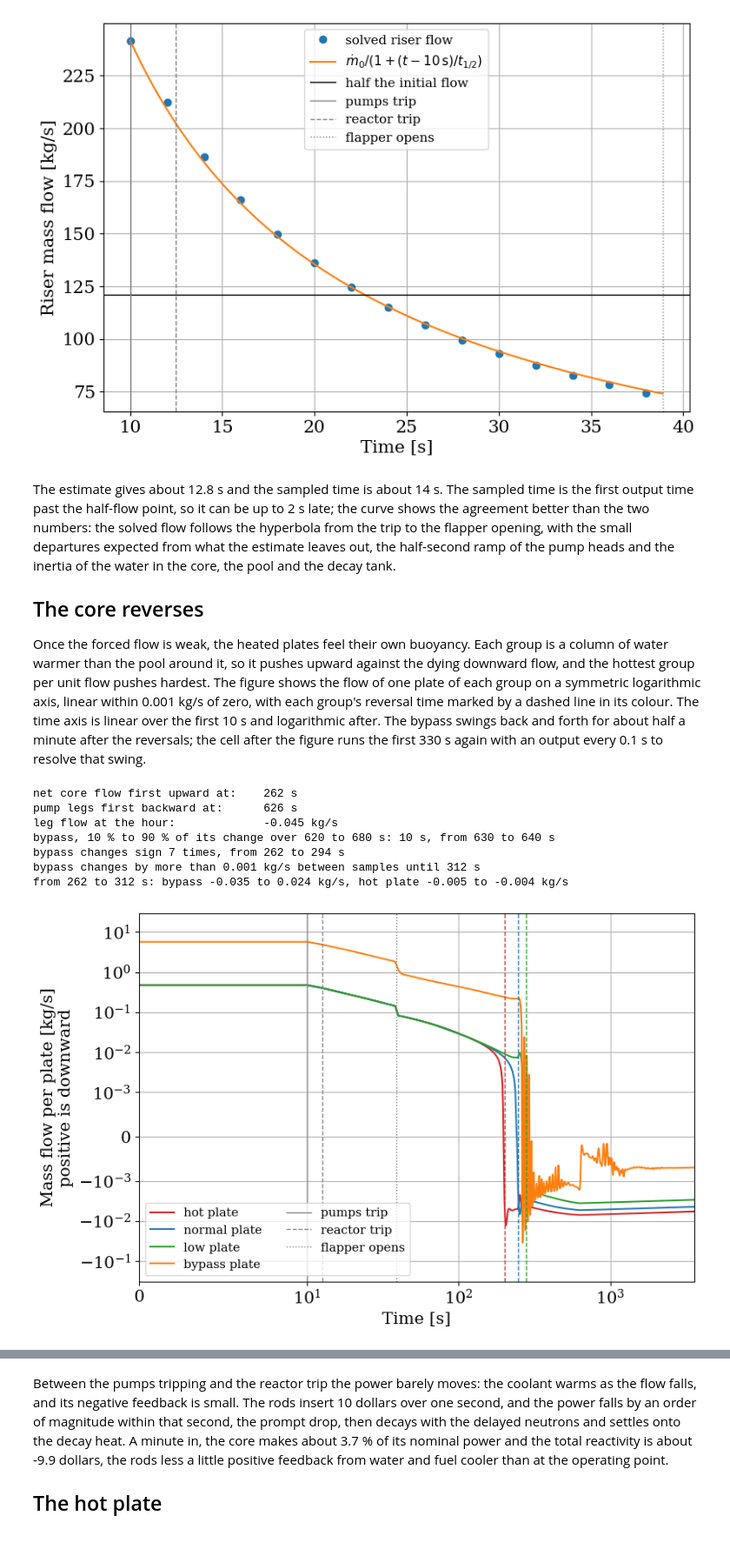
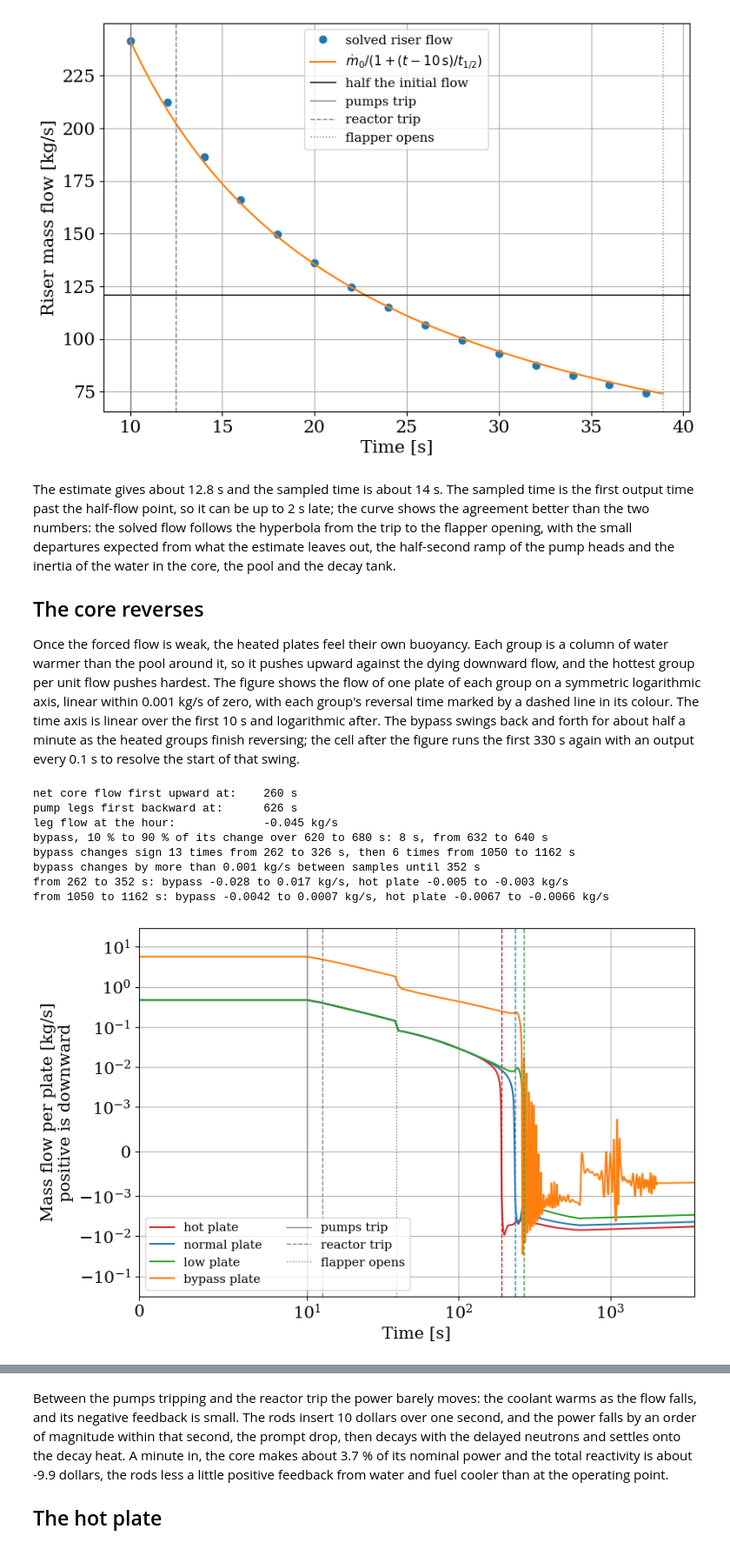
Before and after one commit to ramp-nuclear/STREAM, a Jupyter notebook: docs/source/LOFABothPumpsTrip.ipynb, the cells around one changed output, grey strips where cells are left out. Shown at 87% size. Saved outputs shown, nothing was run; the diff lists cells and outputs as text; code cells hidden in the pictures.

```diff
--- a/docs/source/LOFABothPumpsTrip.ipynb
+++ b/docs/source/LOFABothPumpsTrip.ipynb
@@ -144,7 +144,7 @@ The estimate gives about 12.8 s and the sampled time is about 14 s. The sampled
 
 ## The core reverses
 
-Once the forced flow is weak, the heated plates feel their own buoyancy. Each group is a column of water warmer than the pool around it, so it pushes upward against the dying downward flow, and the hottest group per unit flow pushes hardest. The figure shows the flow of one plate of each group on a symmetric logarithmic axis, linear within 0.001 kg/s of zero, with each group's reversal time marked by a dashed line in its colour. The time axis is linear over the first 10 s and logarithmic after. The bypass swings back and forth for about half a minute after the reversals; the cell after the figure runs the first 330 s again with an output every 0.1 s to resolve that swing.
+Once the forced flow is weak, the heated plates feel their own buoyancy. Each group is a column of water warmer than the pool around it, so it pushes upward against the dying downward flow, and the hottest group per unit flow pushes hardest. The figure shows the flow of one plate of each group on a symmetric logarithmic axis, linear within 0.001 kg/s of zero, with each group's reversal time marked by a dashed line in its colour. The time axis is linear over the first 10 s and logarithmic after. The bypass swings back and forth for about half a minute as the heated groups finish reversing; the cell after the figure runs the first 330 s again with an output every 0.1 s to resolve the start of that swing.
 # %%
 colours = dict(zip(CORE, ["C3", "C0", "C2", "C1"]))
 reversals = {"hot": rec.t_rev_hot, "normal": rec.t_rev_normal, "low": rec.t_rev_low}
@@ -152,38 +152,42 @@ t_core = df.t.iloc[np.flatnonzero(df.core.to_numpy() < 0)[0]]
 print(f"net core flow first upward at:    {t_core:.0f} s")
 print(f"pump legs first backward at:      {df.t.iloc[np.flatnonzero(df.riser.to_numpy() < 0)[0]]:.0f} s")
 print(f"leg flow at the hour:             {rec.final_leg_A:.3f} kg/s")
 late = df[(df.t >= 620.0) & (df.t <= 680.0)]
 rise = (late.bypass - late.bypass.iloc[0]) / (late.bypass.iloc[-1] - late.bypass.iloc[0])
 t10, t90 = late.t[rise >= 0.1].iloc[0], late.t[rise >= 0.9].iloc[0]
 print(f"bypass, 10 % to 90 % of its change over 620 to 680 s: {t90 - t10:.0f} s, from {t10:.0f} to {t90:.0f} s")
 flips = df.t.to_numpy()[1:][np.diff(np.sign(df.bypass.to_numpy())) != 0]
 steps = df.t.to_numpy()[1:][np.abs(np.diff(df.bypass.to_numpy())) > 1e-3]
 swing = df[(df.t >= flips[0]) & (df.t <= steps[-1])]
-print(f"bypass changes sign {len(flips)} times, from {flips[0]:.0f} to {flips[-1]:.0f} s")
+early, later = flips[flips <= steps[-1]], flips[flips > steps[-1]]
+print(f"bypass changes sign {len(early)} times from {early[0]:.0f} to {early[-1]:.0f} s, then {len(later)} times from {later[0]:.0f} to {later[-1]:.0f} s")
 print(f"bypass changes by more than 0.001 kg/s between samples until {steps[-1]:.0f} s")
 print(f"from {flips[0]:.0f} to {steps[-1]:.0f} s: bypass {swing.bypass.min():.3f} to {swing.bypass.max():.3f} kg/s, hot plate {swing.hot.min():.3f} to {swing.hot.max():.3f} kg/s")
+tail = df[(df.t >= later[0]) & (df.t <= later[-1])]
+print(f"from {later[0]:.0f} to {later[-1]:.0f} s: bypass {tail.bypass.min():.4f} to {tail.bypass.max():.4f} kg/s, hot plate {tail.hot.min():.4f} to {tail.hot.max():.4f} kg/s")
 fig, ax = plt.subplots(figsize=(9, 6))
 for k in CORE:
     ax.plot(df.t, df[k], color=colours[k], label=f"{k} plate")
 for k in HEATED:
     ax.axvline(reversals[k], color=colours[k], linewidth=1, linestyle="--")
 mark(ax)
 ax.set_yscale("symlog", linthresh=1e-3)
 ax.set_xscale("symlog", linthresh=10)
 ax.set_xlim(0, sol.time[-1])
 ax.set_xlabel("Time [s]")
 ax.set_ylim(top=30)
 ax.set_ylabel("Mass flow per plate [kg/s]\npositive is downward")
 ax.legend(fontsize=11, ncol=2)
 ax.grid()
 plt.show()
 # %% [output]
-net core flow first upward at:    262 s
+net core flow first upward at:    260 s
 pump legs first backward at:      626 s
 leg flow at the hour:             -0.045 kg/s
-bypass, 10 % to 90 % of its change over 620 to 680 s: 10 s, from 630 to 640 s
-bypass changes sign 7 times, from 262 to 294 s
-bypass changes by more than 0.001 kg/s between samples until 312 s
-from 262 to 312 s: bypass -0.035 to 0.024 kg/s, hot plate -0.005 to -0.004 kg/s
+bypass, 10 % to 90 % of its change over 620 to 680 s: 8 s, from 632 to 640 s
+bypass changes sign 13 times from 262 to 326 s, then 6 times from 1050 to 1162 s
+bypass changes by more than 0.001 kg/s between samples until 352 s
+from 262 to 352 s: bypass -0.028 to 0.017 kg/s, hot plate -0.005 to -0.003 kg/s
+from 1050 to 1162 s: bypass -0.0042 to 0.0007 kg/s, hot plate -0.0067 to -0.0066 kg/s
-[figure, old version]
+[figure, new version]
 # %% [markdown]
```
Also changed, not shown: parts of 12 cells of this notebook, 5 other files.
